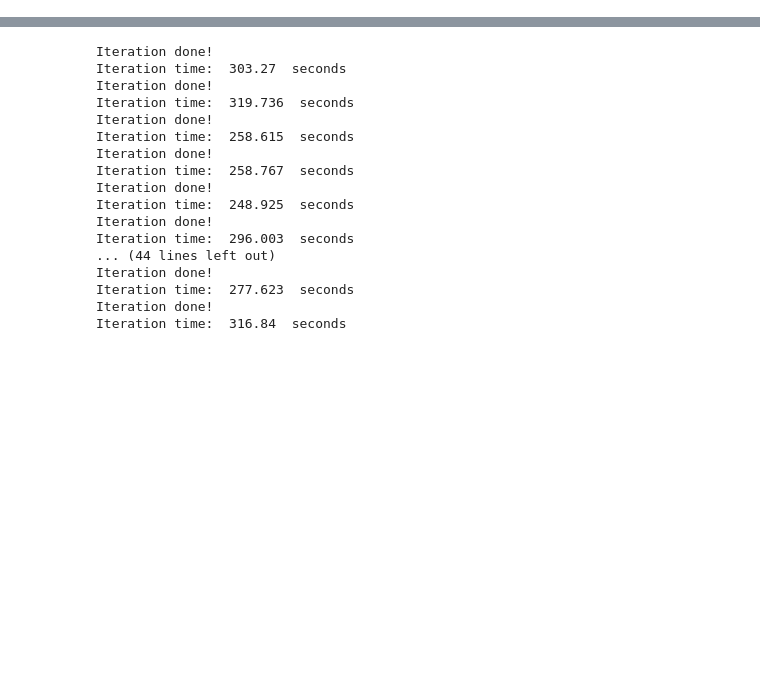
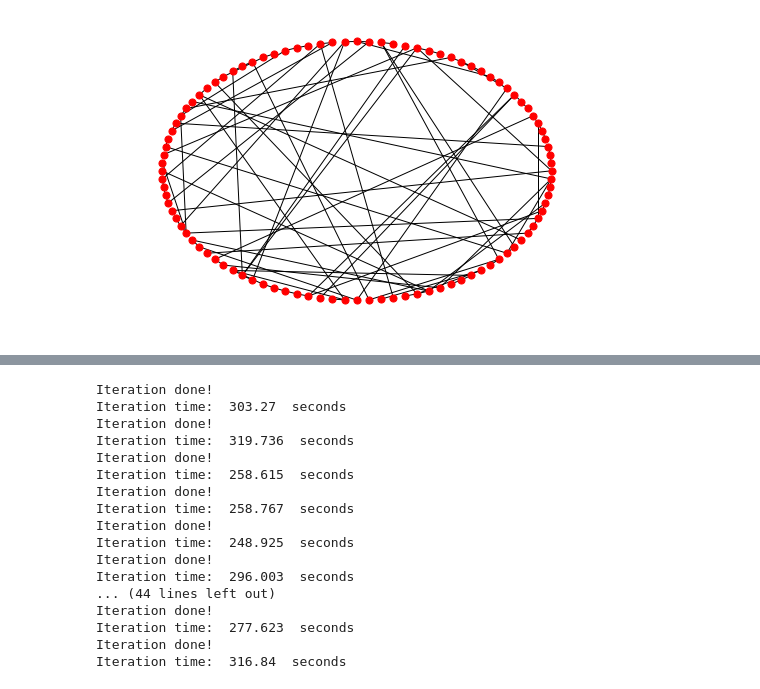
Before and after one commit to harveydevereux/Consensus, a Jupyter notebook: Notes/consensus.ipynb, the cells around one changed output, grey strips where cells are left out. Cells and saved outputs as stored; diff of their text form; code cells hidden in the pictures; blank space fills up the shorter version.

```diff
--- a/Notes/consensus.ipynb
+++ b/Notes/consensus.ipynb
@@ -45,0 +51,5 @@ CS.plot(True)
+# %%
+nx.draw_circular(GWS, node_size=50)
+plt.savefig("GWS.png")
+# %% [output]
+[figure, added]
```
Also changed, not shown: parts of 20 cells of this notebook, 19 other files.
